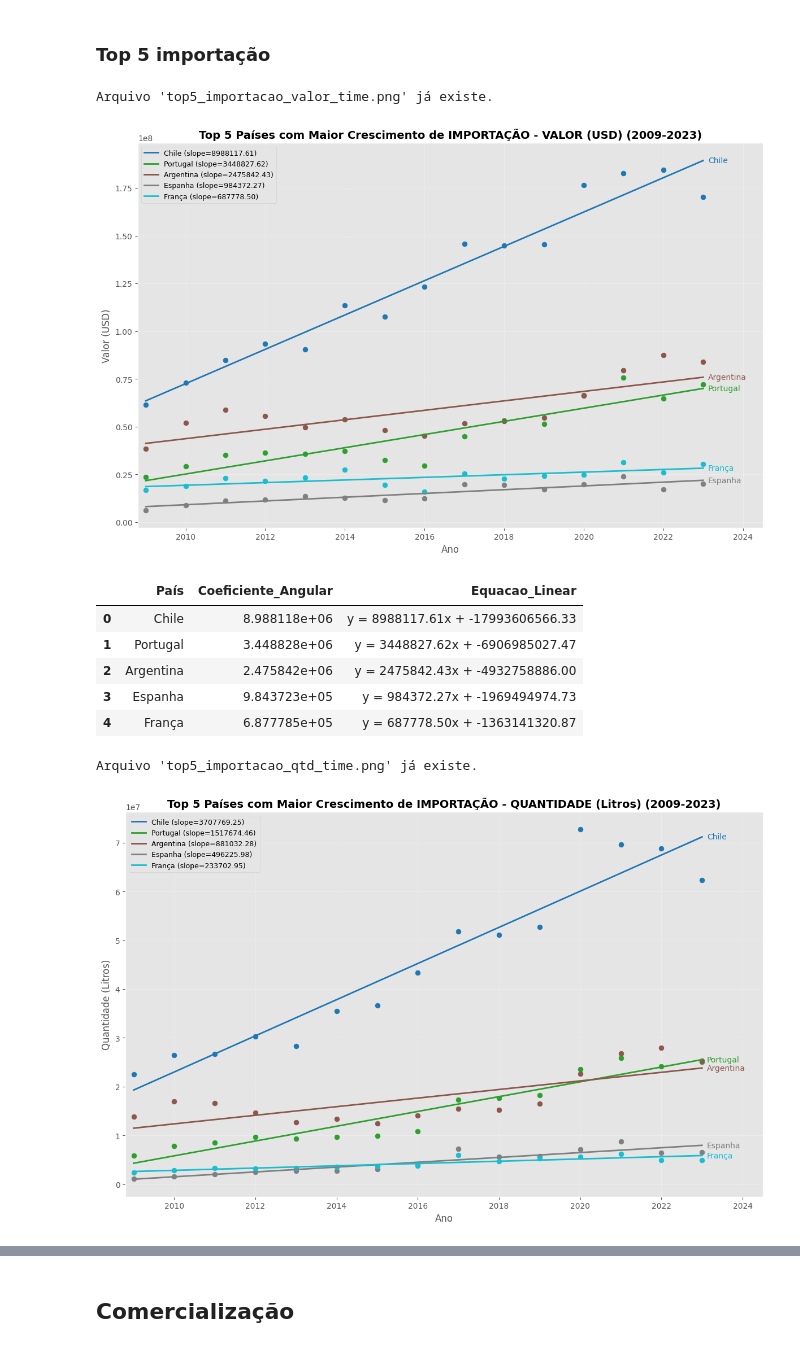
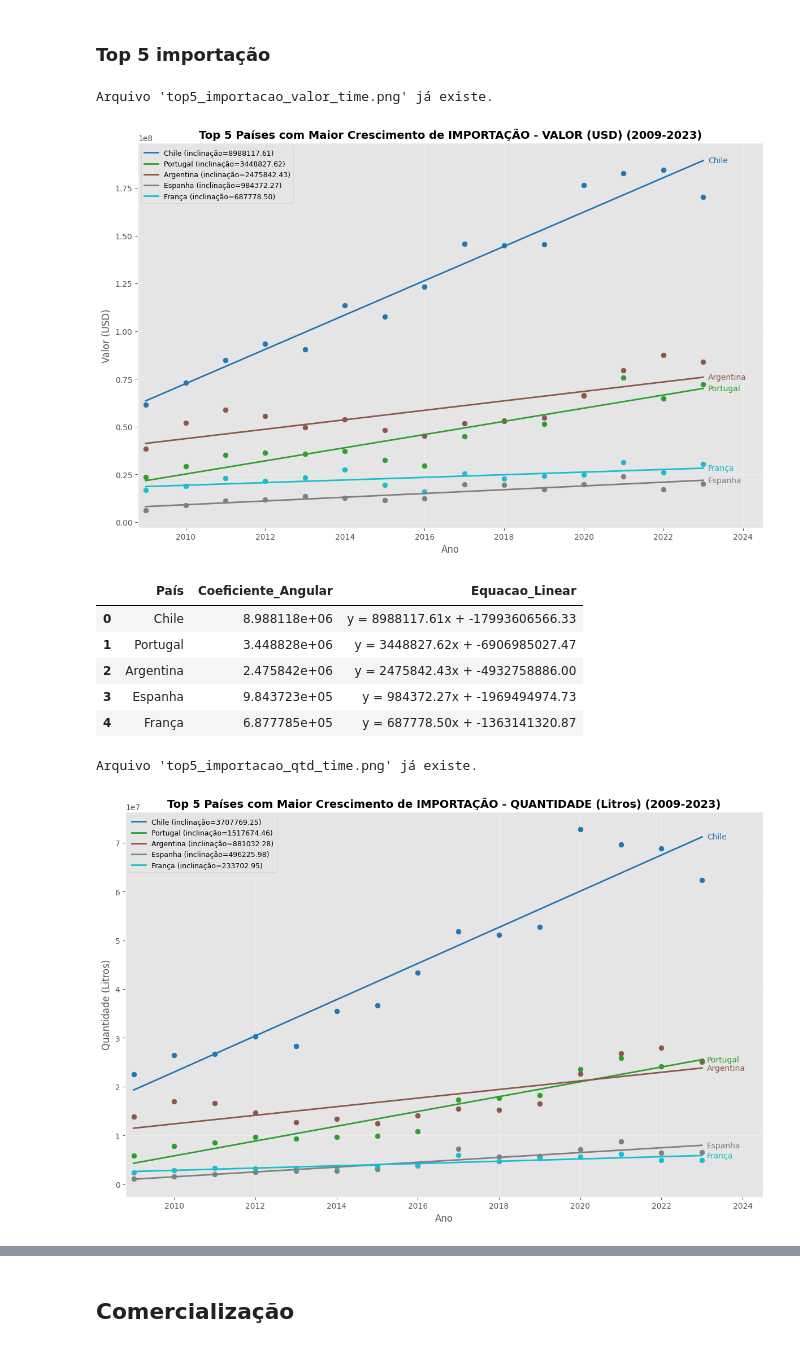
Before and after one commit to rafaellccouto/postech_analise_vinhos_comercio, a Jupyter notebook: Analise_vinhos_comercio.ipynb, the cells around one changed output, grey strips where cells are left out. Cells and saved outputs as stored; diff of their text form; code cells hidden in the pictures.

```diff
--- a/Analise_vinhos_comercio.ipynb
+++ b/Analise_vinhos_comercio.ipynb
@@ -16,6 +16,7 @@ import pandas as pd
 import numpy as np
 import os as os
 from sklearn.linear_model import LinearRegression
+import json
 
 # Bibliotecas de visualização
 import seaborn as sns
@@ -164,7 +165,7 @@ def plot_top5_time_series(df_reg, df_ts, titulo, ylabel, nome_arquivo):
 
         # Plotar série e reta
         plt.plot(X_YEARS, y_line, color=cores[i], linestyle='-', linewidth=2,
-                 label=f"{pais} (slope={model.coef_[0]:.2f})")
+                 label=f"{pais} (inclinação={model.coef_[0]:.2f})")
         plt.scatter(X_YEARS[mask], y[mask], color=cores[i], s=40)
 
         # Anotar o país no final da reta
@@ -1134,36 +1135,34 @@ Arquivo 'importacao_ref_valor.csv' já está gerado.
 # %%
 # Plotagem dos top5 para IMPORTAÇÃO usando funções compartilhadas (não repetir imports nem utilitários)
 # Carregar os CSVs de regressão e séries temporais de importação
 import pandas as pd
 
-# Notar: o arquivo de regressões de valor foi gerado com nome 'importacao_ref_valor.csv' neste repositório
-# e o de quantidades é 'importacao_reg_qtd.csv'. Usamos os CSVs já gerados.
-
-df_reg_import_valor = pd.read_csv('importacao_ref_valor.csv')
-df_reg_import_qtd = pd.read_csv('importacao_reg_qtd.csv')
+# Notar: os arquivos de regressões foram renomeados para 'regressao_importacao_valor.csv' e 'regressao_importacao_qtd.csv'.
+df_reg_import_valor = pd.read_csv('regressao_importacao_valor.csv')
+df_reg_import_qtd = pd.read_csv('regressao_importacao_qtd.csv')
 
 df_import_valor_ts = pd.read_csv('importacao_valor.csv')
 df_import_qtd_ts = pd.read_csv('importacao_qtd.csv')
 
 # Chamar a função compartilhada de plotagem
 plot_top5_time_series(
     df_reg_import_valor,
     df_import_valor_ts,
     'Top 5 Países com Maior Crescimento de IMPORTAÇÃO - VALOR (USD) (2009-2023)',
     'Valor (USD)',
     'top5_importacao_valor_time.png'
-)
+ )
 
 plot_top5_time_series(
     df_reg_import_qtd,
     df_import_qtd_ts,
     'Top 5 Países com Maior Crescimento de IMPORTAÇÃO - QUANTIDADE (Litros) (2009-2023)',
     'Quantidade (Litros)',
     'top5_importacao_qtd_time.png'
-)
+ )
 # %% [output]
 Arquivo 'top5_importacao_valor_time.png' já existe.
-[figure, old version]
+[figure, new version]
 |  | País | Coeficiente_Angular | Equacao_Linear |
 | 0 | Chile | 8.988118e+06 | y = 8988117.61x + -17993606566.33 |
 | 1 | Portugal | 3.448828e+06 | y = 3448827.62x + -6906985027.47 |
@@ -1171,7 +1170,7 @@ Arquivo 'top5_importacao_valor_time.png' já existe.
 | 3 | Espanha | 9.843723e+05 | y = 984372.27x + -1969494974.73 |
 | 4 | França | 6.877785e+05 | y = 687778.50x + -1363141320.87 |
 Arquivo 'top5_importacao_qtd_time.png' já existe.
-[figure, old version]
+[figure, new version]
 |  | País | Coeficiente_Angular | Equacao_Linear |
 | 0 | Chile | 3.707769e+06 | y = 3707769.25x + -7429606682.87 |
 | 1 | Portugal | 1.517674e+06 | y = 1517674.46x + -3044711746.27 |
```
Also changed, not shown: parts of 12 cells of this notebook, 19 other files.
